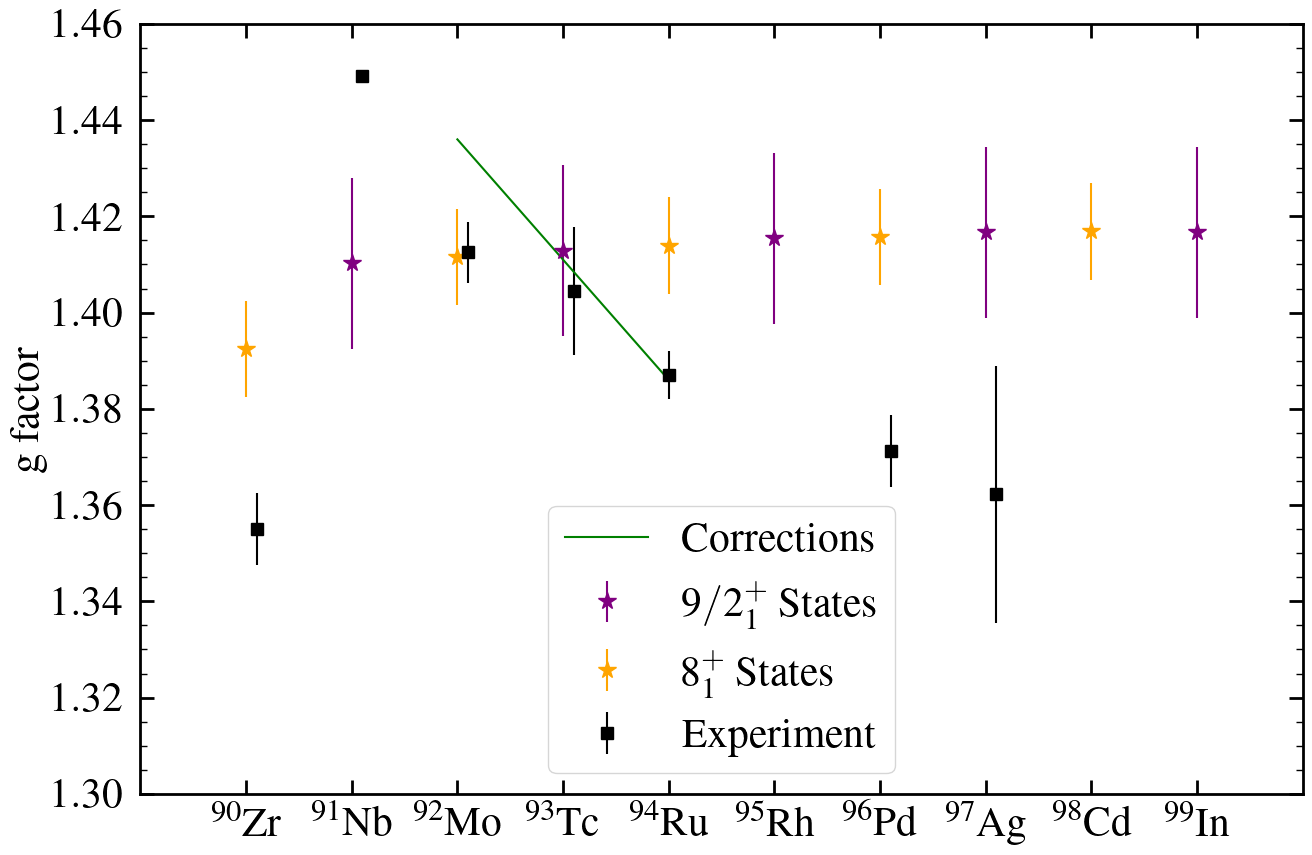
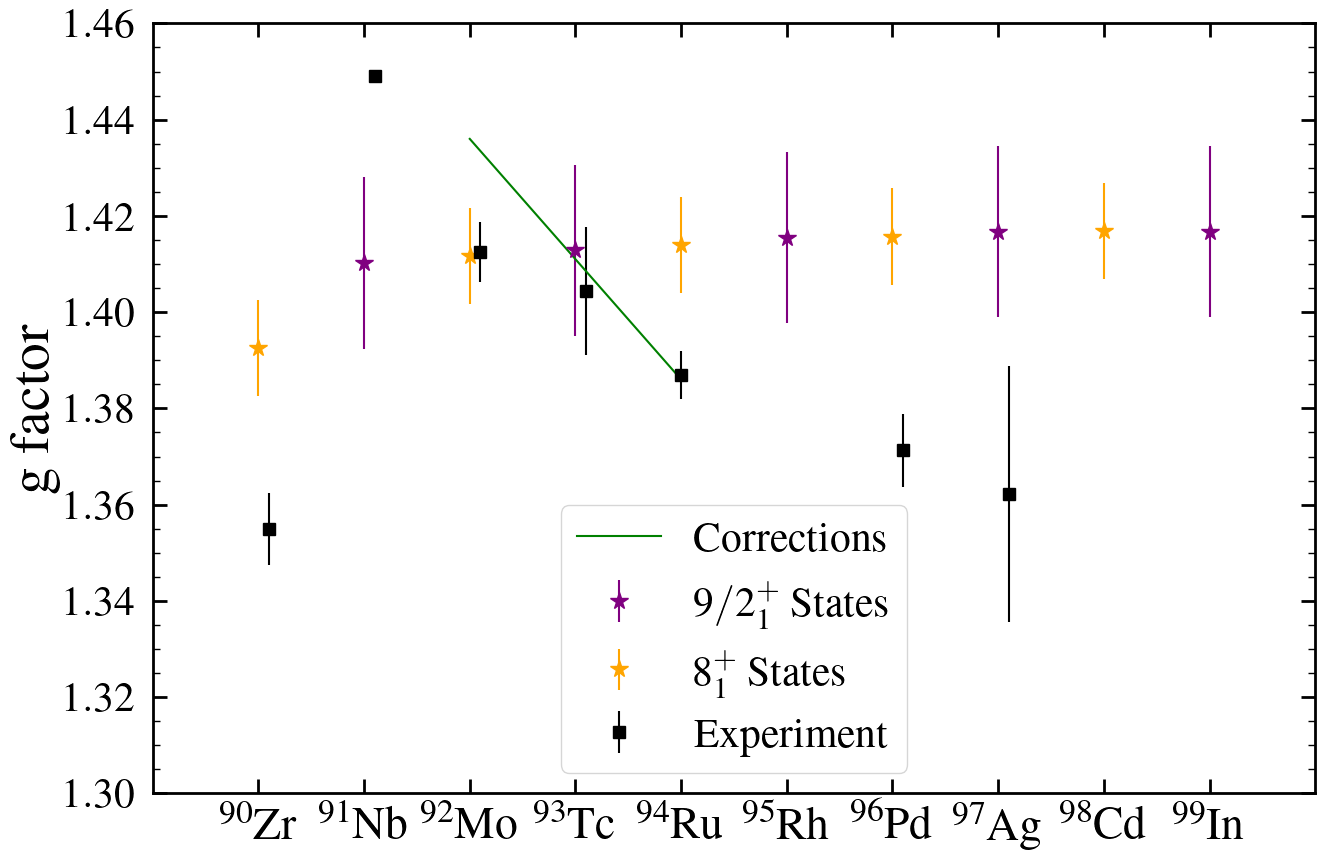
Unified diff of the notebook cell whose output changed from the first chart to the second:
--- before
+++ after
@@ -12,5 +12,5 @@
 plt.errorbar(94, 1.387, yerr=0.005, fmt='s', mfc='black', mec='black', ecolor='black', ms=8)
 plt.plot([92,94], [1.436, 1.386],color='green' ,label='Corrections')
-ax.set_ylabel('g factor', fontsize=30)
+ax.set_ylabel('g factor', fontsize=40)
 plt.xlim(89,100)
 plt.ylim(1.3,1.46)
@@ -18,4 +18,5 @@
 plt.tick_params(which="minor", direction="in", right=True, top=False, bottom=False, length=5, width=1, labelsize=20)
 ax.xaxis.get_major_ticks()[7].set_pad(4.5) 
+plt.setp(ax.get_xticklabels(), fontsize=33)
 plt.legend(fontsize=30, loc='lower center')
 plt.minorticks_on()

Commit: Updated Figs